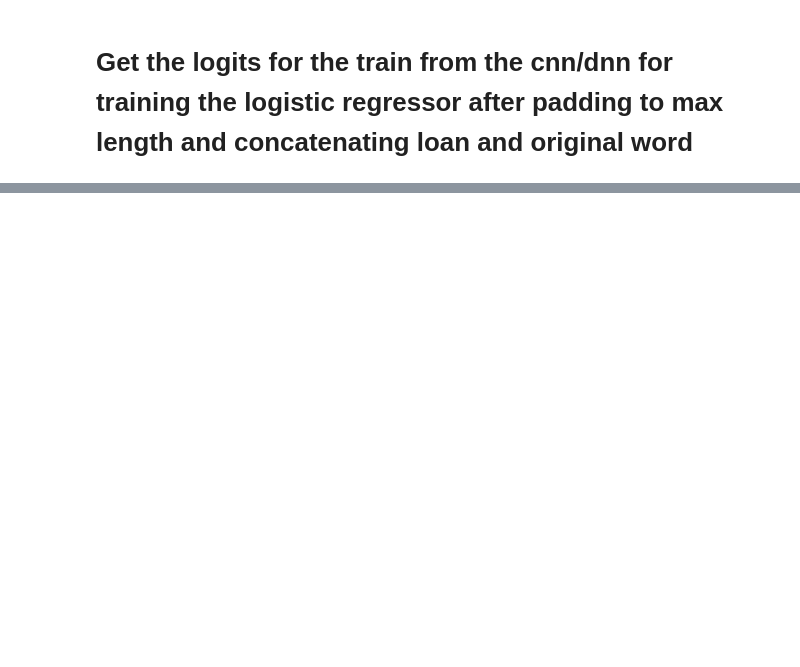
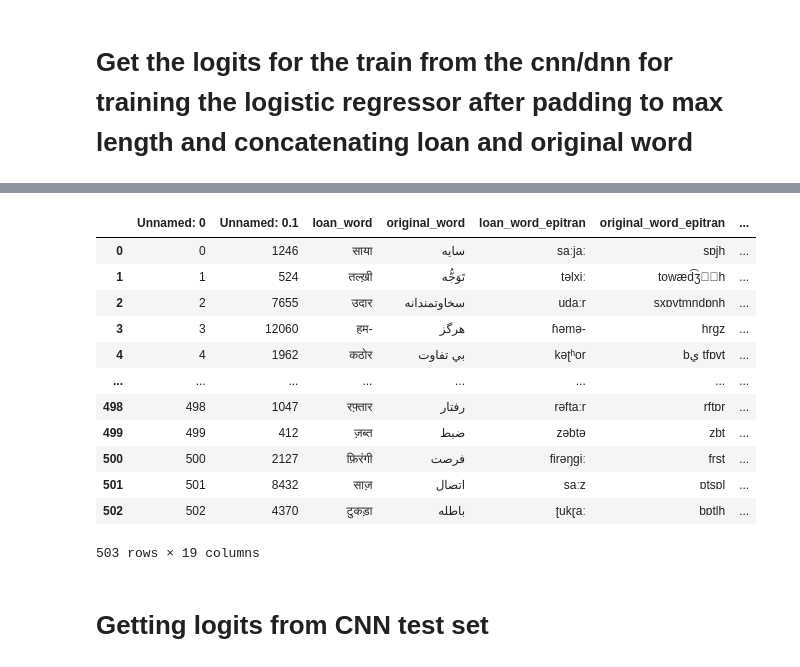
Before and after one commit to csu-signal/loan-word-detection, a Jupyter notebook: TorchClassifier_Panphon_features/XLM_MBERT_cosim_logistic_regressor.ipynb, the cells around one changed output, grey strips where cells are left out. Cells and saved outputs as stored; diff of their text form; code cells hidden in the pictures; blank space fills up the shorter version.

```diff
--- a/TorchClassifier_Panphon_features/XLM_MBERT_cosim_logistic_regressor.ipynb
+++ b/TorchClassifier_Panphon_features/XLM_MBERT_cosim_logistic_regressor.ipynb
@@ -773,0 +928,3 @@ pred_probab
+# %%
+#train = pd.read_csv('train_withlogits.csv')
+test = pd.read_csv('test_withlogits.csv')
@@ -773,0 +933,18 @@ pred_probab
+# %%
+test
+# %% [output]
+|  | Unnamed: 0 | Unnamed: 0.1 | loan_word | original_word | loan_word_epitran | original_word_epitran | ... |
+| 0 | 0 | 1246 | साया | سایه | saːjaː | sɒjh | ... |
+| 1 | 1 | 524 | तल्ख़ी | تَوَجُّه | təlxiː | towæd͡ʒُّh | ... |
+| 2 | 2 | 7655 | उदार | سخاوتمندانه | udaːr | sxɒvtmndɒnh | ... |
+| 3 | 3 | 12060 | हम- | هرگز | ɦəmə- | hrɡz | ... |
+| 4 | 4 | 1962 | कठोर | بي تفاوت | kəʈʰor | bي tfɒvt | ... |
+| ... | ... | ... | ... | ... | ... | ... | ... |
+| 498 | 498 | 1047 | रफ़्तार | رفتار | rəftaːr | rftɒr | ... |
+| 499 | 499 | 412 | ज़ब्त | ضبط | zəbtə | zbt | ... |
+| 500 | 500 | 2127 | फ़िरंगी | فرصت | firəŋɡiː | frst | ... |
+| 501 | 501 | 8432 | साज़ | اتصال | saːz | ɒtsɒl | ... |
+| 502 | 502 | 4370 | टुकड़ा | باطله | ʈukɽaː | bɒtlh | ... |
+503 rows × 19 columns
+# %% [markdown]
+# Getting logits from CNN test set
```
Also changed, not shown: parts of 95 cells of this notebook.
